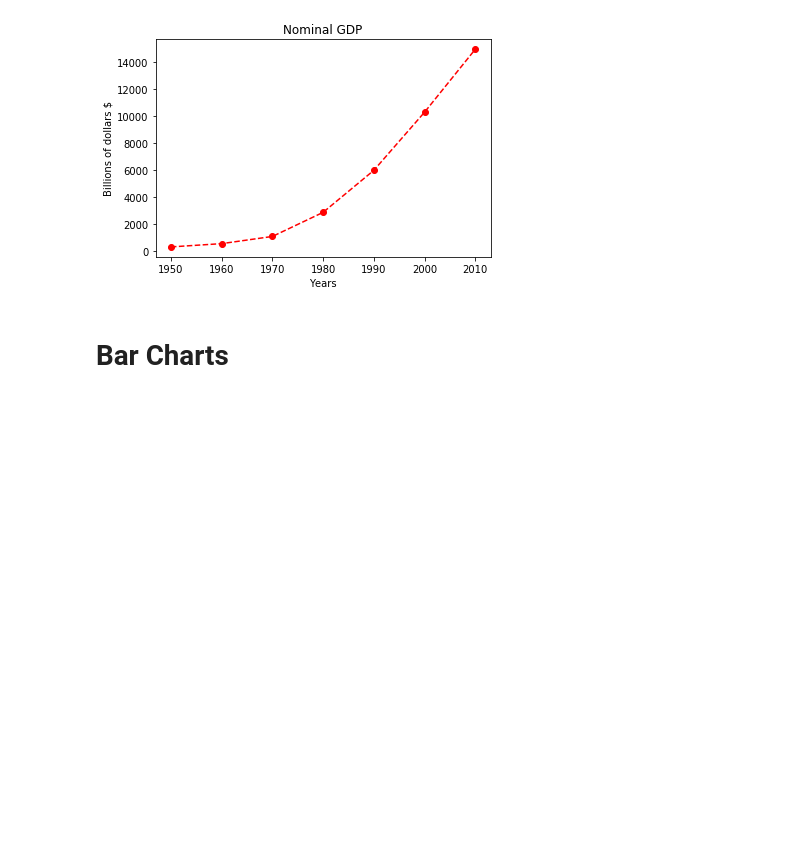
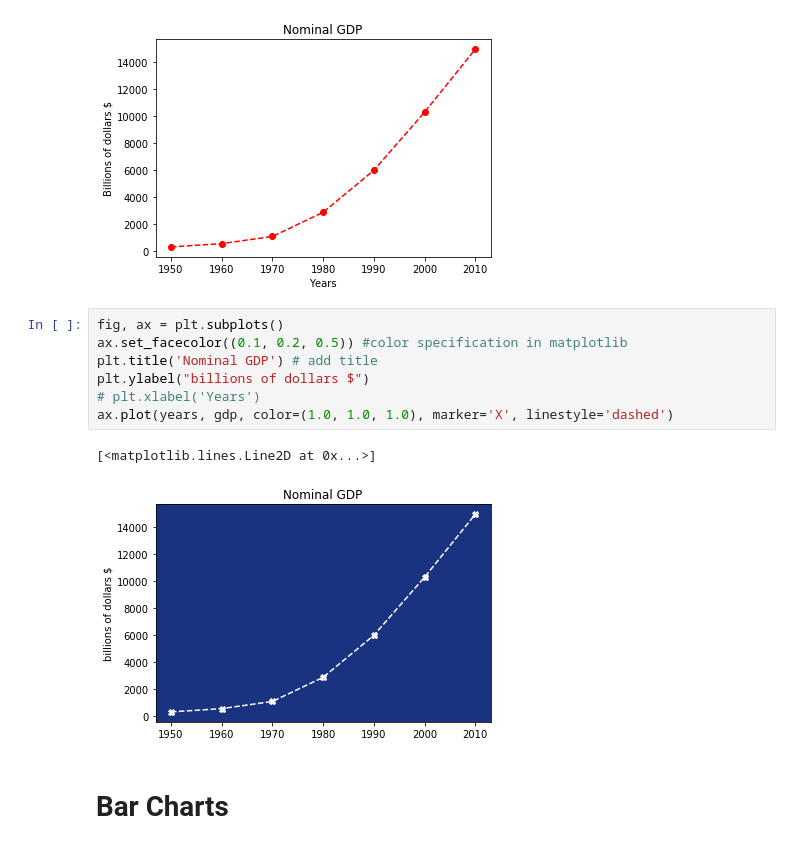
Before and after one commit to Jogwums/Data-Analysis-Cl01, a Jupyter notebook: matplotlib/intro.ipynb, the cells around one changed output. Drawn from its saved outputs; the diff is of its cells as text; blank space fills up the shorter version.

```diff
--- a/matplotlib/intro.ipynb
+++ b/matplotlib/intro.ipynb
@@ -40,6 +40,16 @@ plt.xlabel('Years') #Not needed as it's self descriptive
 plt.show()
 # %% [output]
 [figure]
+# %%
+fig, ax = plt.subplots()
+ax.set_facecolor((0.1, 0.2, 0.5)) #color specification in matplotlib
+plt.title('Nominal GDP') # add title
+plt.ylabel("billions of dollars $")
+# plt.xlabel('Years')
+ax.plot(years, gdp, color=(1.0, 1.0, 1.0), marker='X', linestyle='dashed')
+# %% [output]
+[<matplotlib.lines.Line2D at 0x...>]
+[figure, added]
 # %% [markdown]
 # Bar Charts
 # %%
```
